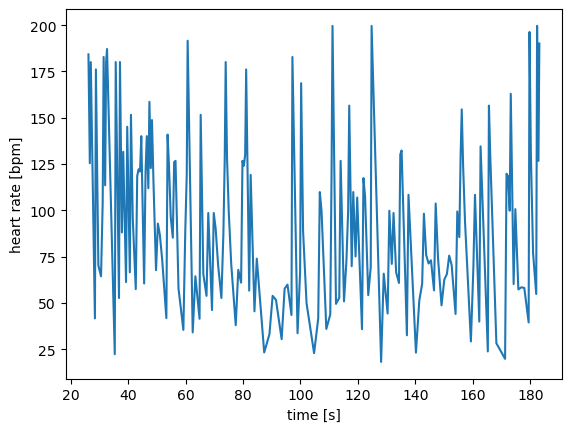
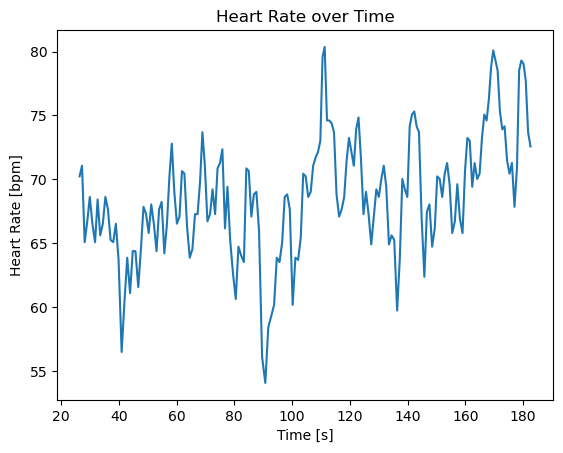
Code edit (unified diff) that turned the first committed figure into the second:
--- before
+++ after
@@ -1,4 +1,9 @@
+plt.figure()
+
 plt.plot(peaks[1:], heart_rate)
-plt.xlabel("time [s]")
-plt.ylabel("heart rate [bpm]")
+
+plt.xlabel("Time [s]")
+plt.ylabel("Heart Rate [bpm]")
+plt.title("Heart Rate over Time")
+
 plt.show()

Commit: Fix peak detection and heart rate calculation using scipy